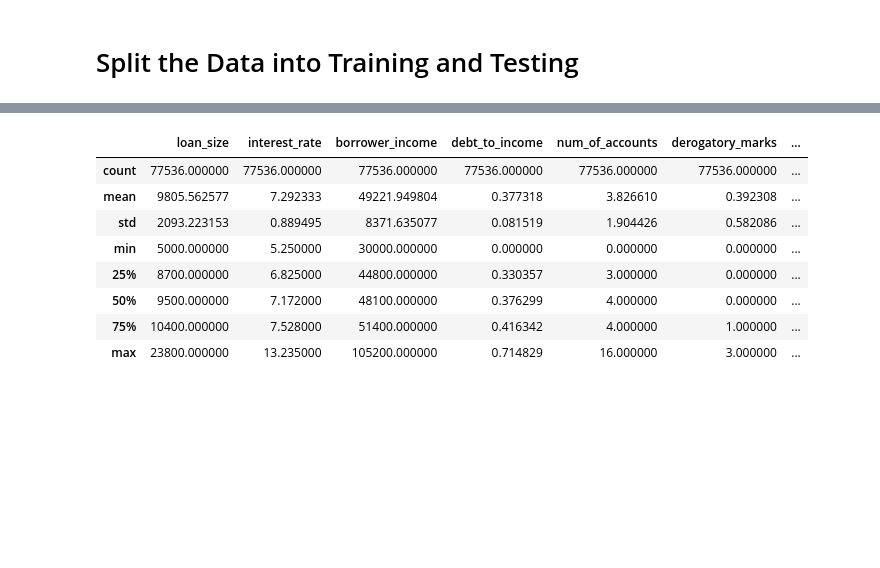
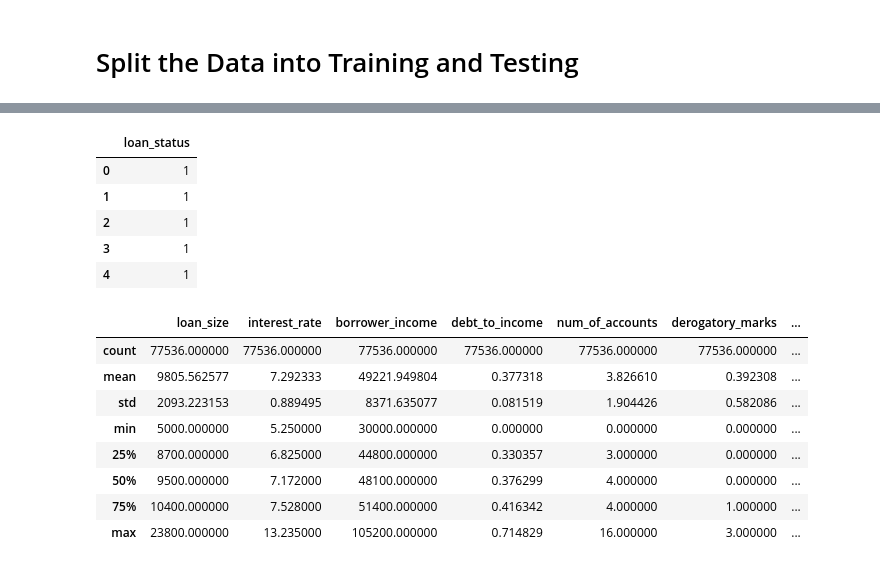
Before and after one commit to brilliantlyc/Credit_Risk_Analysis, a Jupyter notebook: credit_risk_resampling.ipynb, the cells around one changed output, grey strips where cells are left out. Drawn from its saved outputs; the diff is of its cells as text; code cells hidden in the pictures; blank space fills up the shorter version.

```diff
--- a/credit_risk_resampling.ipynb
+++ b/credit_risk_resampling.ipynb
@@ -43,3 +52,22 @@ y = df[['loan_status']]
+# %%
+# Create our target
+y = df[['loan_status']]
+# Use the LabelEncoder method from sklearn to perform an integer encoding of the 'loan_status' column
+# Create the LabelEncoder instance
+le = LabelEncoder()
+# Fit and encode the column with the LabelEncoder
+le.fit(y['loan_status'])
+y['loan_status'] = le.transform(y['loan_status'])
+
+# Preview the DataFrame
+y.head()
+# %% [output]
+|  | loan_status |
+| 0 | 1 |
+| 1 | 1 |
+| 2 | 1 |
+| 3 | 1 |
+| 4 | 1 |
 # %%
 X.describe()
 # %% [output]
```
Also changed, not shown: parts of 19 cells of this notebook.
